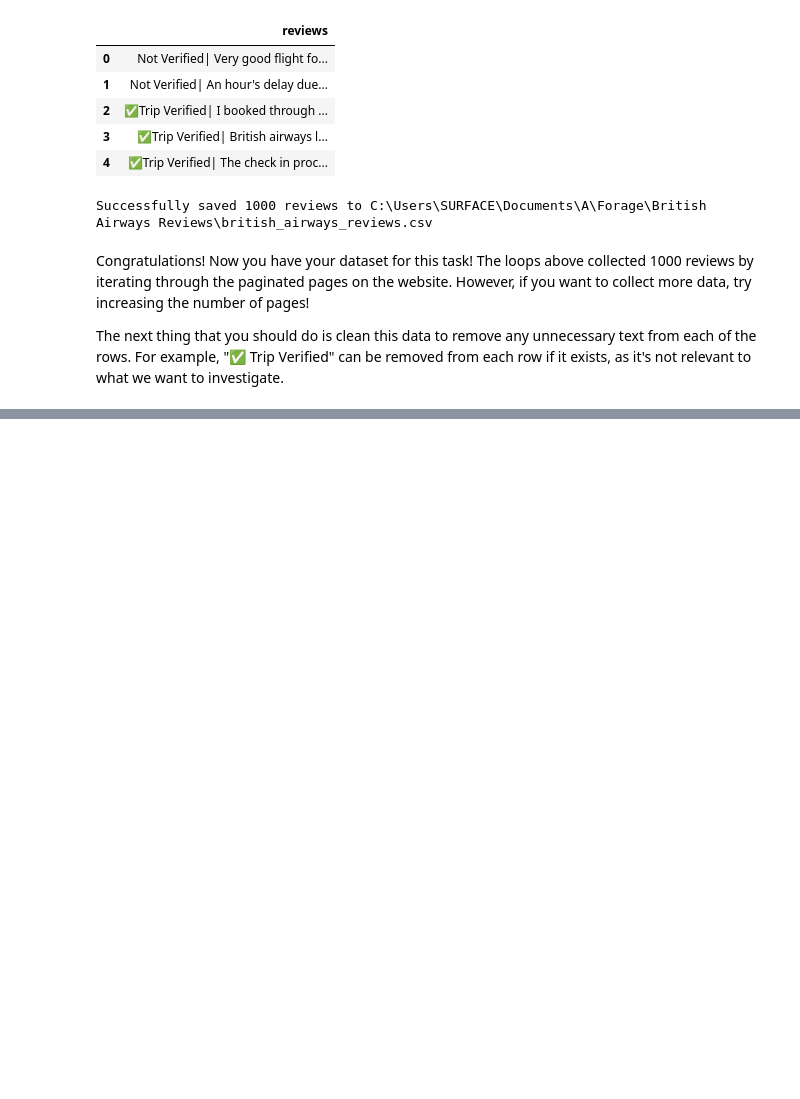
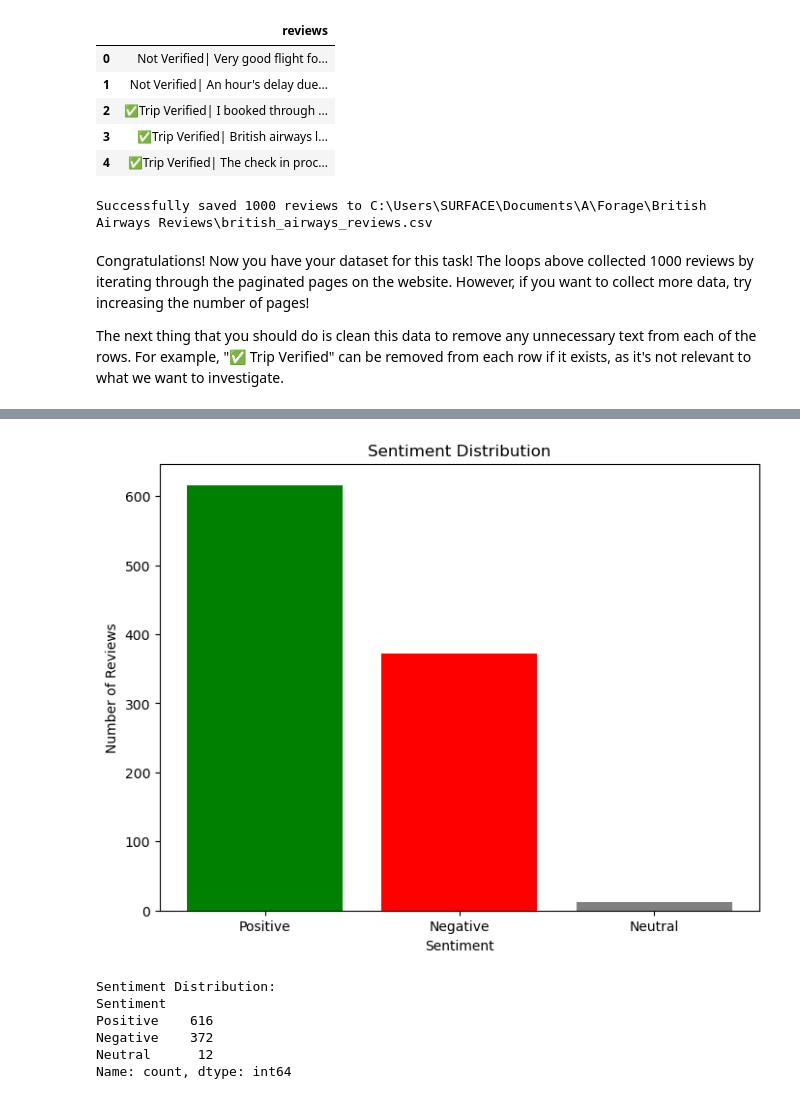
Before and after one commit to DennisMaxwell/British-Airways-Reviews, a Jupyter notebook: notebook.ipynb, the cells around one changed output, grey strips where cells are left out. Drawn from its saved outputs; the diff is of its cells as text; code cells hidden in the pictures; blank space fills up the shorter version.

```diff
--- a/notebook.ipynb
+++ b/notebook.ipynb
@@ -120,0 +242,29 @@ Congratulations! Now you have your dataset for this task! The loops above collec
+# %%
+from textblob import TextBlob
+
+# Step 1: Define a function to calculate polarity
+def analyze_sentiment(review):
+    analysis = TextBlob(review)
+    return analysis.sentiment.polarity
+
+# Step 2: Apply the function to calculate polarity for each review
+data['Sentiment_Score'] = data['Cleaned_Review'].apply(analyze_sentiment)
+
+# Step 3: Classify sentiment based on polarity score
+def classify_sentiment(score):
+    if score > 0:
+        return 'Positive'
+    elif score < 0:
+        return 'Negative'
+    else:
+        return 'Neutral'
+
+data['Sentiment'] = data['Sentiment_Score'].apply(classify_sentiment)
+
+# Save the results to a CSV file
+output_path = r"C:\Users\SURFACE\Documents\A\Forage\British Airways Reviews\sentiment_analysis_results.csv"
+data.to_csv(output_path, index=False)
+print(f"Sentiment analysis results saved to: {output_path}")
+
+# Optionally, display the first few rows in the console
+print(data.head())
@@ -120,0 +316,24 @@ Congratulations! Now you have your dataset for this task! The loops above collec
+# %%
+
+# Count sentiment categories
+sentiment_counts = data['Sentiment'].value_counts()
+
+# Plot sentiment distribution
+plt.figure(figsize=(8, 6))
+plt.bar(sentiment_counts.index, sentiment_counts.values, color=['green', 'red', 'gray'])
+plt.title('Sentiment Distribution')
+plt.xlabel('Sentiment')
+plt.ylabel('Number of Reviews')
+plt.show()
+
+# Print distribution in the console
+print("Sentiment Distribution:")
+print(sentiment_counts)
+# %% [output]
+[figure, added]
+Sentiment Distribution:
+Sentiment
+Positive    616
+Negative    372
+Neutral      12
+Name: count, dtype: int64
```
Also changed, not shown: parts of 15 cells of this notebook, 9 other files.
